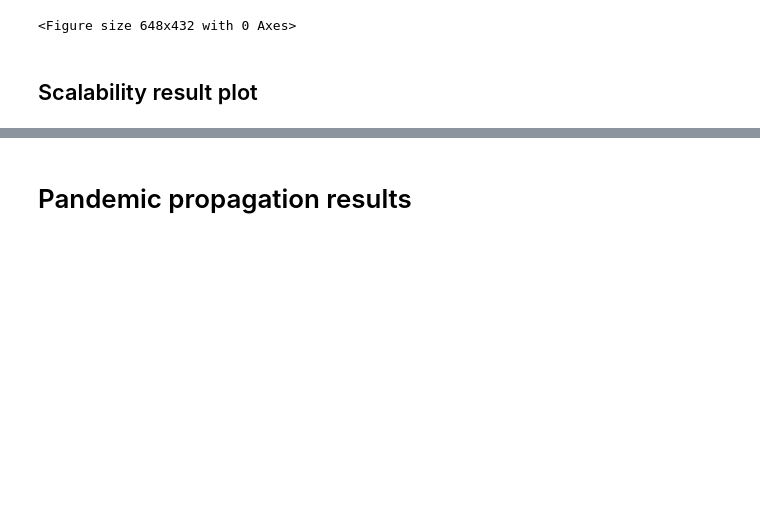
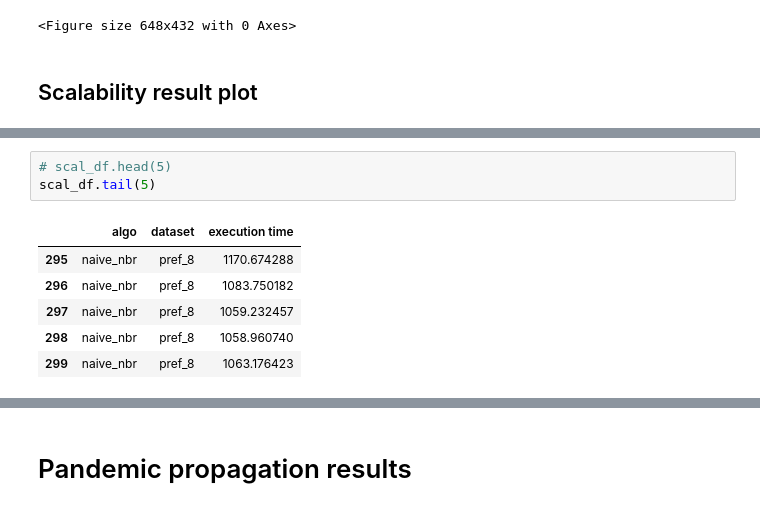
Before and after one commit to bishwamittra/scripts_hg-core-decomposition, a Jupyter notebook: read_output(naheed).ipynb, the cells around one changed output, grey strips where cells are left out. Drawn from its saved outputs; the diff is of its cells as text; blank space fills up the shorter version.

```diff
--- a/read_output(naheed).ipynb
+++ b/read_output(naheed).ipynb
@@ -1363,3 +1356,13 @@ Scalability result plot
+# %%
+# scal_df.head(5)
+scal_df.tail(5)
+# %% [output]
+|  | algo | dataset | execution time |
+| 295 | naive_nbr | pref_8 | 1170.674288 |
+| 296 | naive_nbr | pref_8 | 1083.750182 |
+| 297 | naive_nbr | pref_8 | 1059.232457 |
+| 298 | naive_nbr | pref_8 | 1058.960740 |
+| 299 | naive_nbr | pref_8 | 1063.176423 |
 # %%
 import matplotlib.pyplot as plt
 from matplotlib.ticker import MaxNLocator
```
Also changed, not shown: parts of 4 cells of this notebook, 1 other file.
